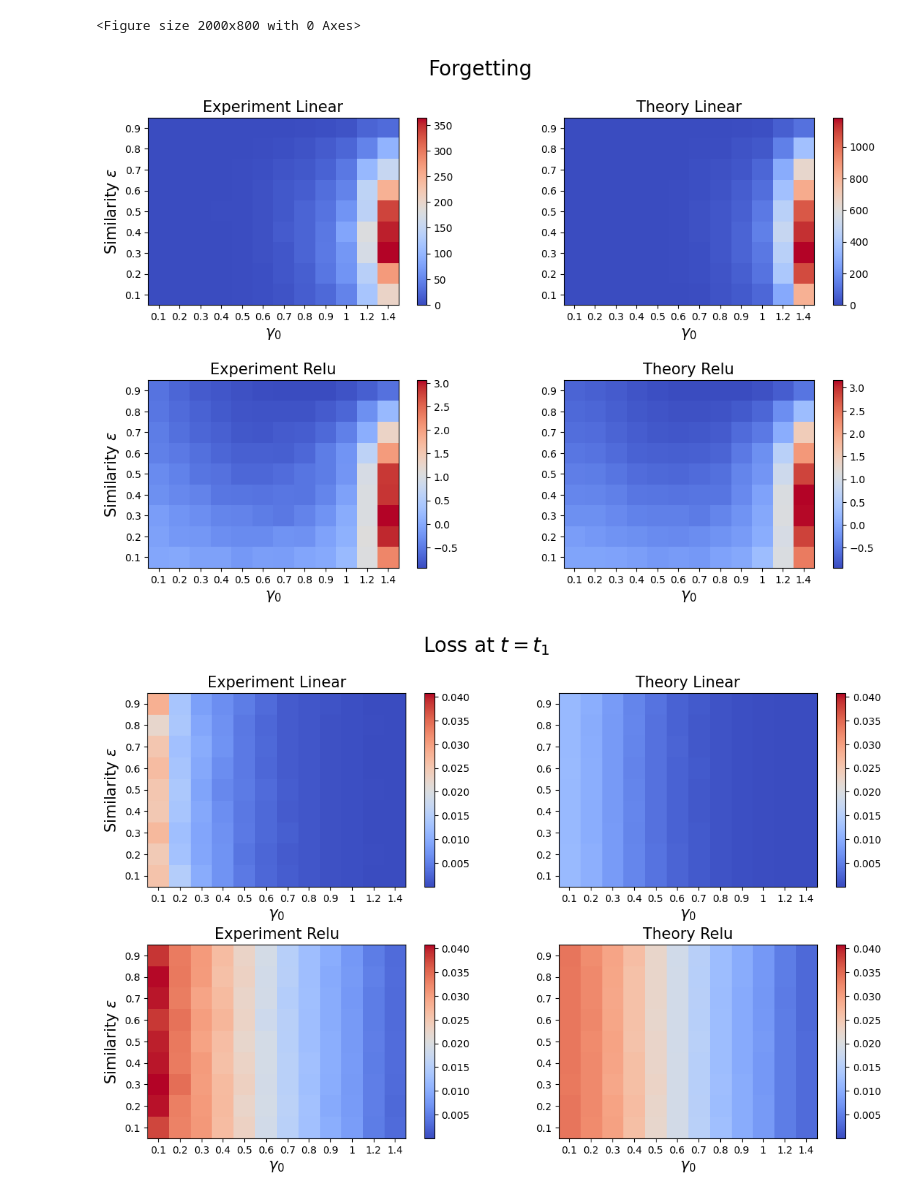
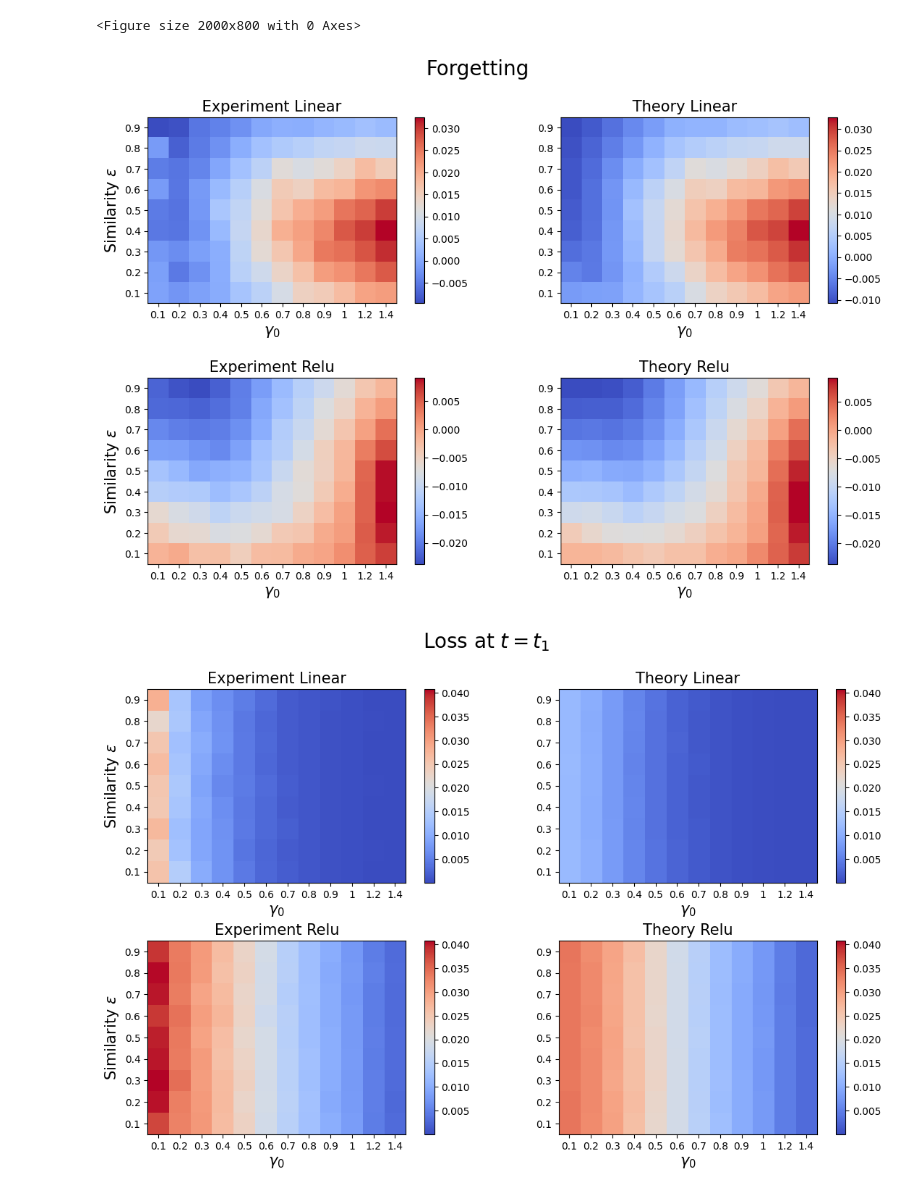
Before and after one commit to alessandrobreccia99/Infinite_width_Continual_Learning, a Jupyter notebook: Plots.ipynb, the cells around one changed output. Cells and saved outputs as stored; diff of their text form; code cells hidden in the pictures.

```diff
--- a/Plots.ipynb
+++ b/Plots.ipynb
@@ -33,0 +35,28 @@ plt.show()
+# %%
+epochs=200
+colors = ['blue', 'darkorange','green','red','purple','brown','pink', 'gray', 'olive', 'cyan' , 'darkgreen', 'indigo', 'maroon', 'navy']
+
+fig = plt.figure(figsize=(20,8))
+
+sim = np.array([0.05,0.1,0.2,0.3,0.4,0.5,0.6,0.7,0.8,0.9,0.95])
+
+for i,p in enumerate(sim):
+    l = torch.load(f'Losses/SYNT/losses_{p}_exp', weights_only=True)
+    th = torch.load(f'Losses/SYNT/losses_{p}_th', weights_only=True)
+    plt.plot( l[0][epochs:] - l[0][epochs], label=f'Exp. $\epsilon$={round(1.0-p,2)}', color = colors[i], alpha =0.5)
+    plt.plot( th[0][epochs:] - th[0][epochs], label=f'Theory $\epsilon$={round(1.0-p,2)}', linestyle='--', color = colors[i], alpha =0.7)
+
+#for i,p in enumerate(sim):
+#    l = torch.load(f'Losses/SYNT/losses_{p}_exp', weights_only=True)
+#    th = torch.load(f'Losses/SYNT/losses_{p}_th', weights_only=True)
+#    plt.plot(l[0][epochs] - l[0][epochs:], label=f'Exp. $\epsilon$={round(1.0-p,2)}', color = colors[i], alpha =0.5, linestyle='-.')
+#    plt.plot(th[0][epochs] - th[0][epochs:], label=f'Theory $\epsilon$={round(1.0-p,2)}', linestyle=':', color = colors[i], alpha =0.7)
+
+
+plt.legend()
+plt.grid()
+plt.xlabel('Epochs')
+plt.xlim(-10,240)
+plt.ylim(-0.005,0.04)
+plt.ylabel('Forgetting')
+plt.show()
@@ -95,10 +126,14 @@ percents = [0.1,0.2,0.3,0.4,0.5,0.6,0.7,0.8,0.9]
 
 same_scale = False
 
-exp_loss = (l[:,:,0,-1] - l[:,:,0,epochs])/l[:,:,0,epochs]
-th_loss = (th[:,:,0,-1] - th[:,:,0,epochs])/th[:,:,0,epochs]
-exp_loss_relu = (l_relu[:,:,0,-1] - l_relu[:,:,0,epochs])/l_relu[:,:,0,epochs]
-th_loss_relu = (th_relu[:,:,0,-1] - th_relu[:,:,0,epochs])/th_relu[:,:,0,epochs]
+exp_loss = (l[:,:,0,-1] - l[:,:,0,epochs])
+#/l[:,:,0,epochs]
+th_loss = (th[:,:,0,-1] - th[:,:,0,epochs])
+#/th[:,:,0,epochs]
+exp_loss_relu = (l_relu[:,:,0,-1] - l_relu[:,:,0,epochs])
+#/l_relu[:,:,0,epochs]
+th_loss_relu = (th_relu[:,:,0,-1] - th_relu[:,:,0,epochs])
+#/th_relu[:,:,0,epochs]
 
 if same_scale:
     stacked = torch.stack([exp_loss, th_loss, exp_loss_relu, th_loss_relu])
@@ -115,34 +150,34 @@ ax[0,0].set_xlabel('$\gamma_0$',  fontsize=15)
 ax[0,0].set_ylabel('Similarity $\epsilon$',  fontsize=15)
 ax[0,0].set_title('Experiment Linear', fontsize=15)
 plt.colorbar(a, ax=ax[0,0])
 
 a = ax[0,1].imshow(th_loss.T , cmap='coolwarm', vmax=vmax, vmin=vmin)
 ax[0,1].set_yticks(np.arange(0,len(percents),1)[::-1],percents)
 ax[0,1].set_xticks(np.arange(0,len(gammas),1),gammas)
 ax[0,1].set_xlabel('$\gamma_0$',  fontsize=15)
 ax[0,1].set_title('Theory Linear', fontsize=15)
 plt.colorbar(a, ax=ax[0,1])
 
 a = ax[1,0].imshow(exp_loss_relu.T, cmap='coolwarm', vmax=vmax, vmin=vmin)
 ax[1,0].set_yticks(np.arange(0,len(percents),1)[::-1],percents)
 ax[1,0].set_xticks(np.arange(0,len(gammas),1),gammas)
 ax[1,0].set_xlabel('$\gamma_0$',  fontsize=15)
 ax[1,0].set_ylabel('Similarity $\epsilon$',  fontsize=15)
 ax[1,0].set_title('Experiment Relu', fontsize=15)
 plt.colorbar(a, ax=ax[1,0])
 
 a = ax[1,1].imshow(th_loss_relu.T , cmap='coolwarm', vmax=vmax, vmin=vmin)
 ax[1,1].set_yticks(np.arange(0,len(percents),1)[::-1],percents)
 ax[1,1].set_xticks(np.arange(0,len(gammas),1),gammas)
 ax[1,1].set_xlabel('$\gamma_0$',  fontsize=15)
 ax[1,1].set_title('Theory Relu', fontsize=15)
 plt.colorbar(a, ax=ax[1,1])
 
 plt.subplots_adjust(wspace=0.1, hspace=0.4)
 #plt.tight_layout()
 plt.show()
 # %% [output]
-[figure, old version]
+[figure, new version]
 # %%
 fig, ax = plt.subplots(2,2, figsize=(14,8))
 plt.suptitle('Loss at $t=t_1$', fontsize=20)
```
Also changed, not shown: parts of 23 cells of this notebook, 3 other files.
